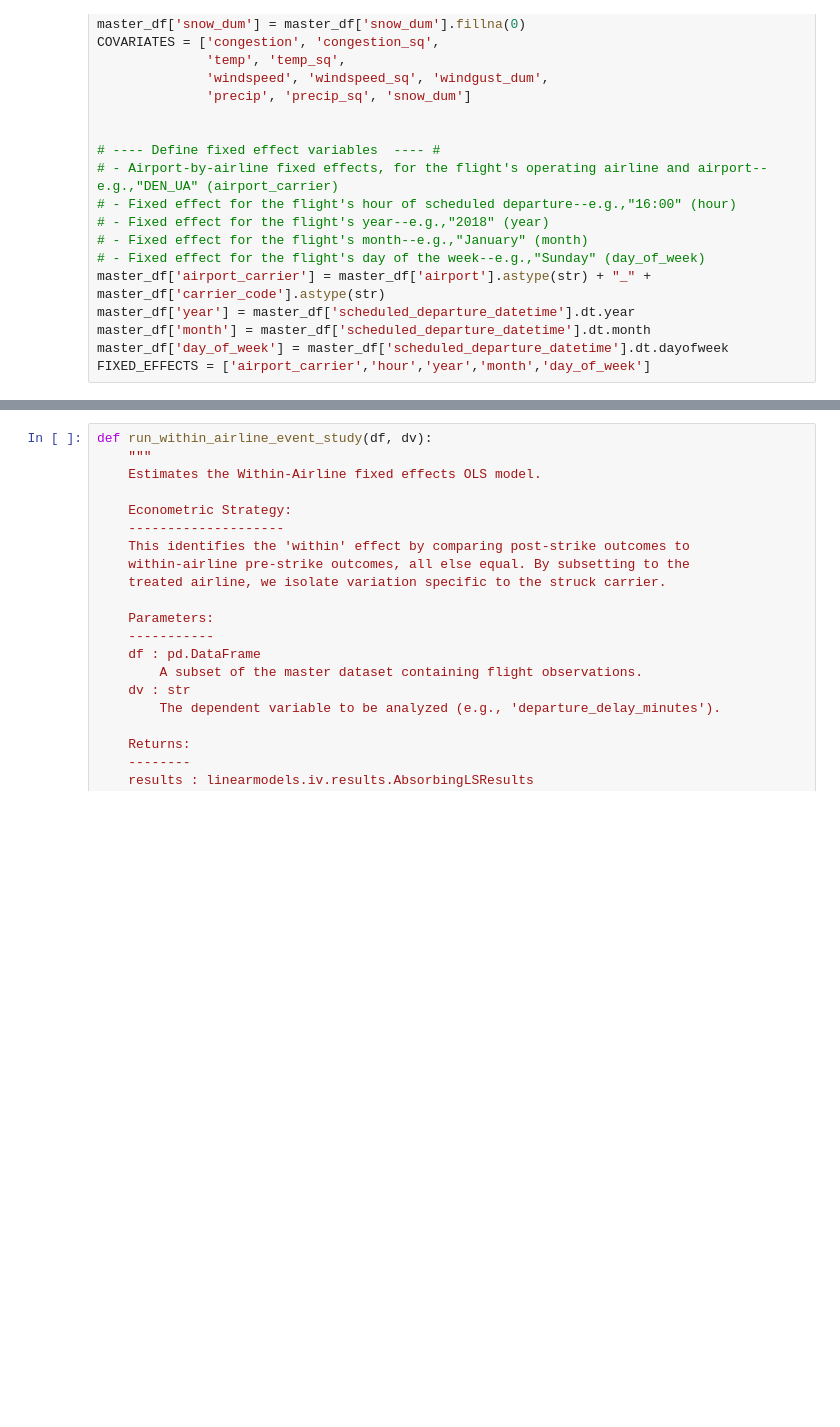
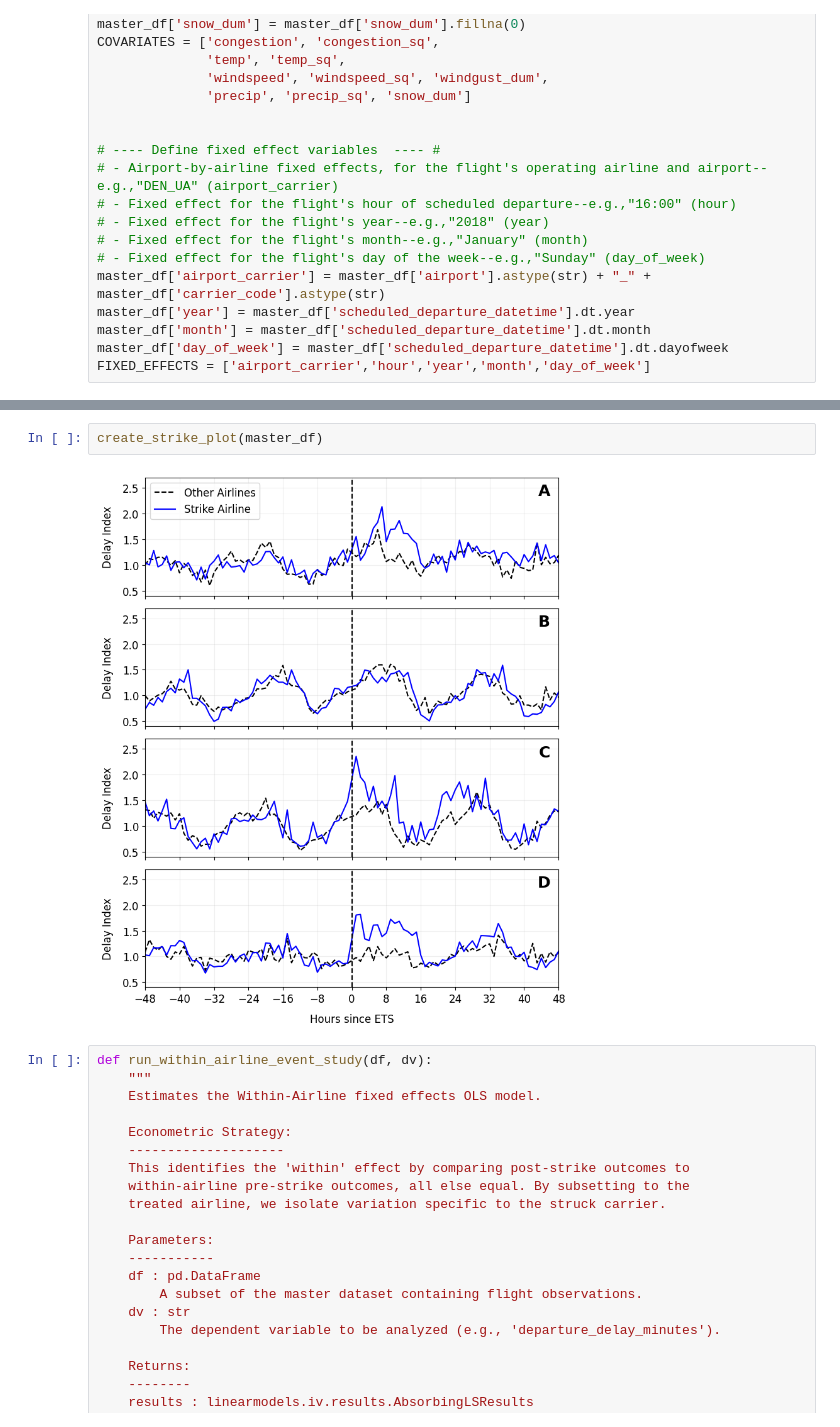
Before and after one commit to levialtringer/wildlife_strike_network_effects, a Jupyter notebook: 02_modeling_tables_and_figures.ipynb, the cells around one changed output, grey strips where cells are left out. Drawn from its saved outputs; the diff is of its cells as text; blank space fills up the shorter version.

```diff
--- a/02_modeling_tables_and_figures.ipynb
+++ b/02_modeling_tables_and_figures.ipynb
@@ -105,3 +175,7 @@ FIXED_EFFECTS = ['airport_carrier','hour','year','month','day_of_week']
+# %%
+create_strike_plot(master_df)
+# %% [output]
+[figure, added]
 # %%
 def run_within_airline_event_study(df, dv):
     """
```
Also changed, not shown: parts of 7 cells of this notebook.
